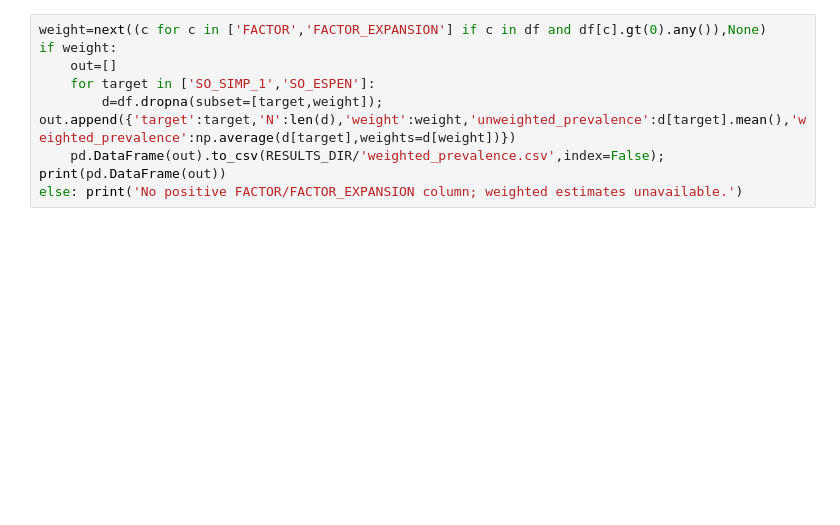
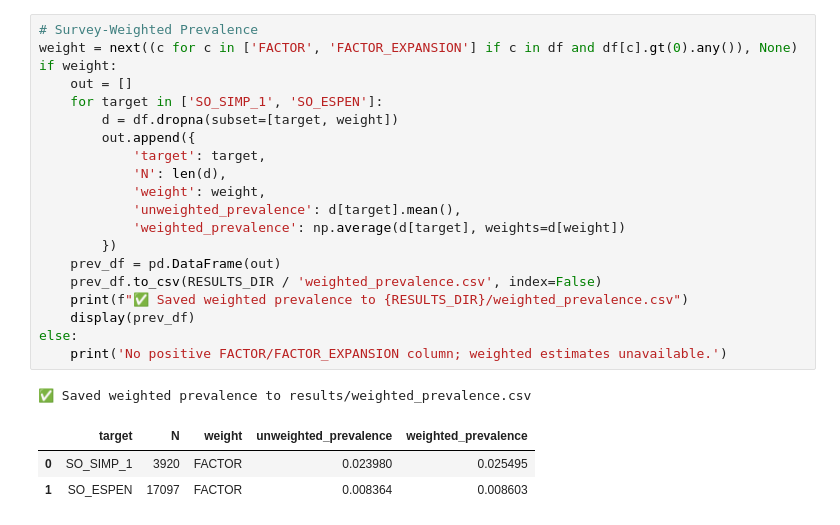
Before and after one commit to edgar-ramirez-uabc/papers, a Jupyter notebook: ensanut/2018/supervised/notebooks/3-logistic-regression-baseline.ipynb, the cells around one changed output. Saved outputs shown, nothing was run; the diff lists cells and outputs as text; blank space fills up the shorter version.

```diff
--- a/ensanut/2018/supervised/notebooks/3-logistic-regression-baseline.ipynb
+++ b/ensanut/2018/supervised/notebooks/3-logistic-regression-baseline.ipynb
@@ -68,8 +293,25 @@ UFuncTypeError: Cannot cast ufunc 'svd' input from dtype('O') to dtype('float64'
 # %%
-weight=next((c for c in ['FACTOR','FACTOR_EXPANSION'] if c in df and df[c].gt(0).any()),None)
+# Survey-Weighted Prevalence
+weight = next((c for c in ['FACTOR', 'FACTOR_EXPANSION'] if c in df and df[c].gt(0).any()), None)
 if weight:
-    out=[]
-    for target in ['SO_SIMP_1','SO_ESPEN']:
-        d=df.dropna(subset=[target,weight]); out.append({'target':target,'N':len(d),'weight':weight,'unweighted_prevalence':d[target].mean(),'weighted_prevalence':np.average(d[target],weights=d[weight])})
-    pd.DataFrame(out).to_csv(RESULTS_DIR/'weighted_prevalence.csv',index=False); print(pd.DataFrame(out))
-else: print('No positive FACTOR/FACTOR_EXPANSION column; weighted estimates unavailable.')
+    out = []
+    for target in ['SO_SIMP_1', 'SO_ESPEN']:
+        d = df.dropna(subset=[target, weight])
+        out.append({
+            'target': target,
+            'N': len(d),
+            'weight': weight,
+            'unweighted_prevalence': d[target].mean(),
+            'weighted_prevalence': np.average(d[target], weights=d[weight])
+        })
+    prev_df = pd.DataFrame(out)
+    prev_df.to_csv(RESULTS_DIR / 'weighted_prevalence.csv', index=False)
+    print(f"✅ Saved weighted prevalence to {RESULTS_DIR}/weighted_prevalence.csv")
+    display(prev_df)
+else:
+    print('No positive FACTOR/FACTOR_EXPANSION column; weighted estimates unavailable.')
+# %% [output]
+✅ Saved weighted prevalence to results/weighted_prevalence.csv
+|  | target | N | weight | unweighted_prevalence | weighted_prevalence |
+| 0 | SO_SIMP_1 | 3920 | FACTOR | 0.023980 | 0.025495 |
+| 1 | SO_ESPEN | 17097 | FACTOR | 0.008364 | 0.008603 |
```
Also changed, not shown: parts of 10 cells of this notebook, 13 other files.
